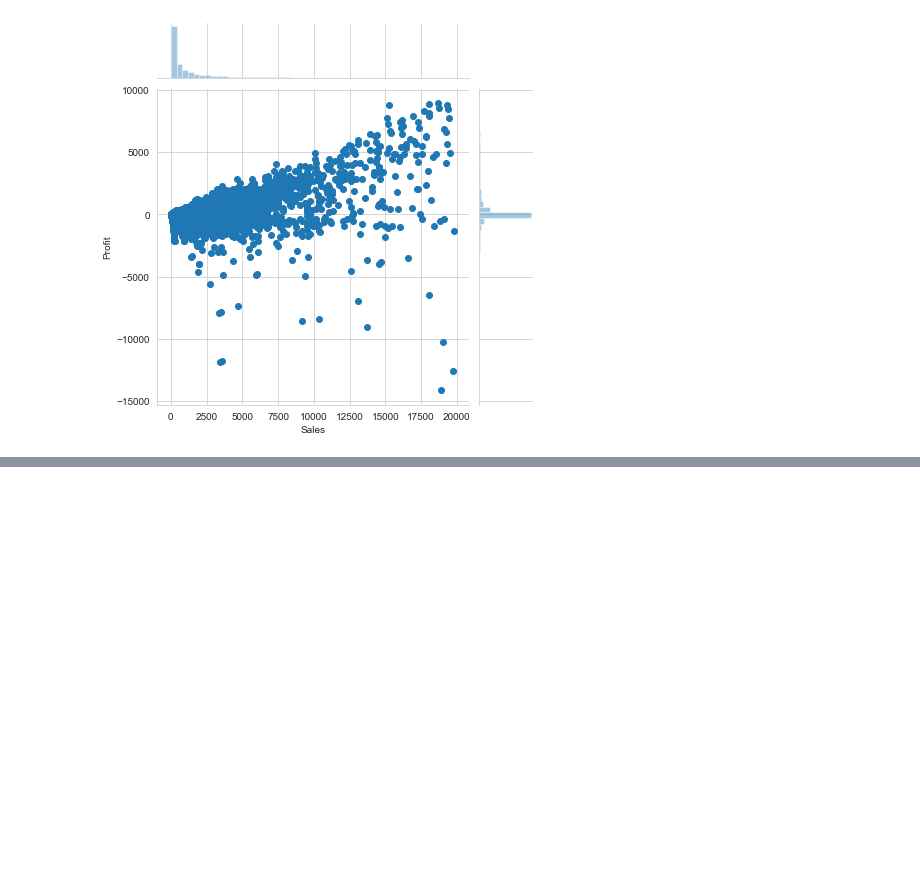
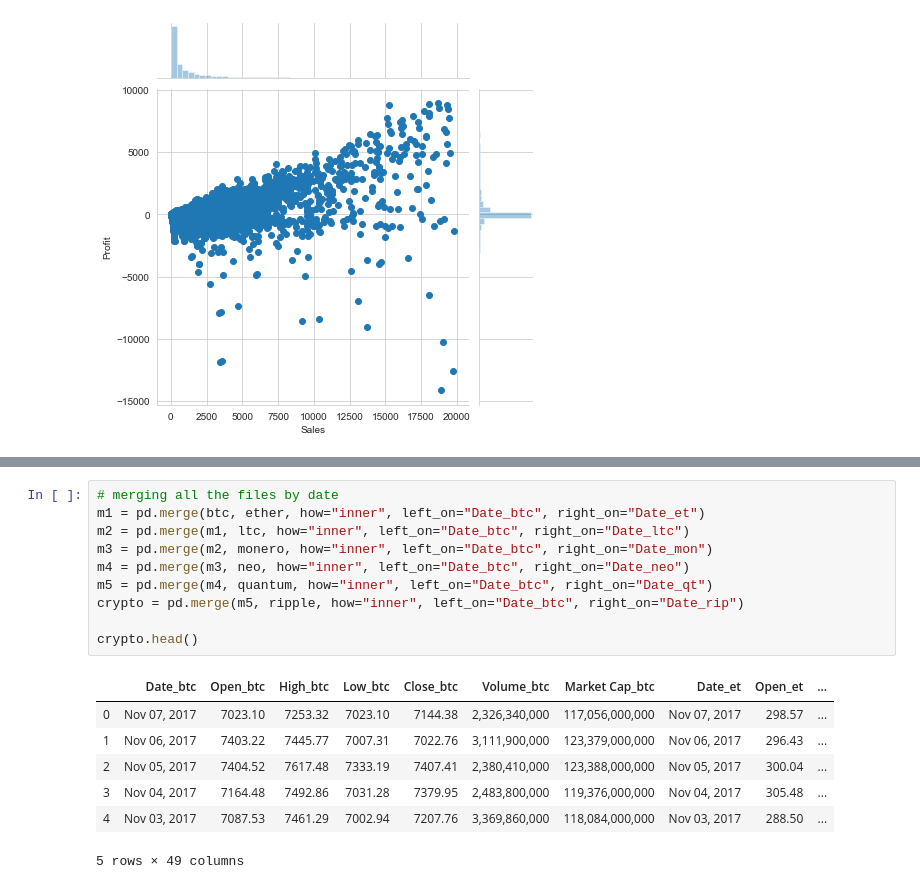
Before and after one commit to ArafatSabbir/Machine-Learning-with-Python-and-R, a Jupyter notebook: Data Visualization Seaborn.ipynb, the cells around one changed output, grey strips where cells are left out. Drawn from its saved outputs; the diff is of its cells as text; blank space fills up the shorter version.

```diff
--- a/Data Visualization Seaborn.ipynb
+++ b/Data Visualization Seaborn.ipynb
@@ -92,0 +131,18 @@ plt.show()
+# %%
+# merging all the files by date
+m1 = pd.merge(btc, ether, how="inner", left_on="Date_btc", right_on="Date_et")
+m2 = pd.merge(m1, ltc, how="inner", left_on="Date_btc", right_on="Date_ltc")
+m3 = pd.merge(m2, monero, how="inner", left_on="Date_btc", right_on="Date_mon")
+m4 = pd.merge(m3, neo, how="inner", left_on="Date_btc", right_on="Date_neo")
+m5 = pd.merge(m4, quantum, how="inner", left_on="Date_btc", right_on="Date_qt")
+crypto = pd.merge(m5, ripple, how="inner", left_on="Date_btc", right_on="Date_rip")
+
+crypto.head()
+# %% [output]
+|  | Date_btc | Open_btc | High_btc | Low_btc | Close_btc | Volume_btc | Market Cap_btc | Date_et | Open_et | ... |
+| 0 | Nov 07, 2017 | 7023.10 | 7253.32 | 7023.10 | 7144.38 | 2,326,340,000 | 117,056,000,000 | Nov 07, 2017 | 298.57 | ... |
+| 1 | Nov 06, 2017 | 7403.22 | 7445.77 | 7007.31 | 7022.76 | 3,111,900,000 | 123,379,000,000 | Nov 06, 2017 | 296.43 | ... |
+| 2 | Nov 05, 2017 | 7404.52 | 7617.48 | 7333.19 | 7407.41 | 2,380,410,000 | 123,388,000,000 | Nov 05, 2017 | 300.04 | ... |
+| 3 | Nov 04, 2017 | 7164.48 | 7492.86 | 7031.28 | 7379.95 | 2,483,800,000 | 119,376,000,000 | Nov 04, 2017 | 305.48 | ... |
+| 4 | Nov 03, 2017 | 7087.53 | 7461.29 | 7002.94 | 7207.76 | 3,369,860,000 | 118,084,000,000 | Nov 03, 2017 | 288.50 | ... |
+5 rows × 49 columns
```
Also changed, not shown: parts of 5 cells of this notebook.
